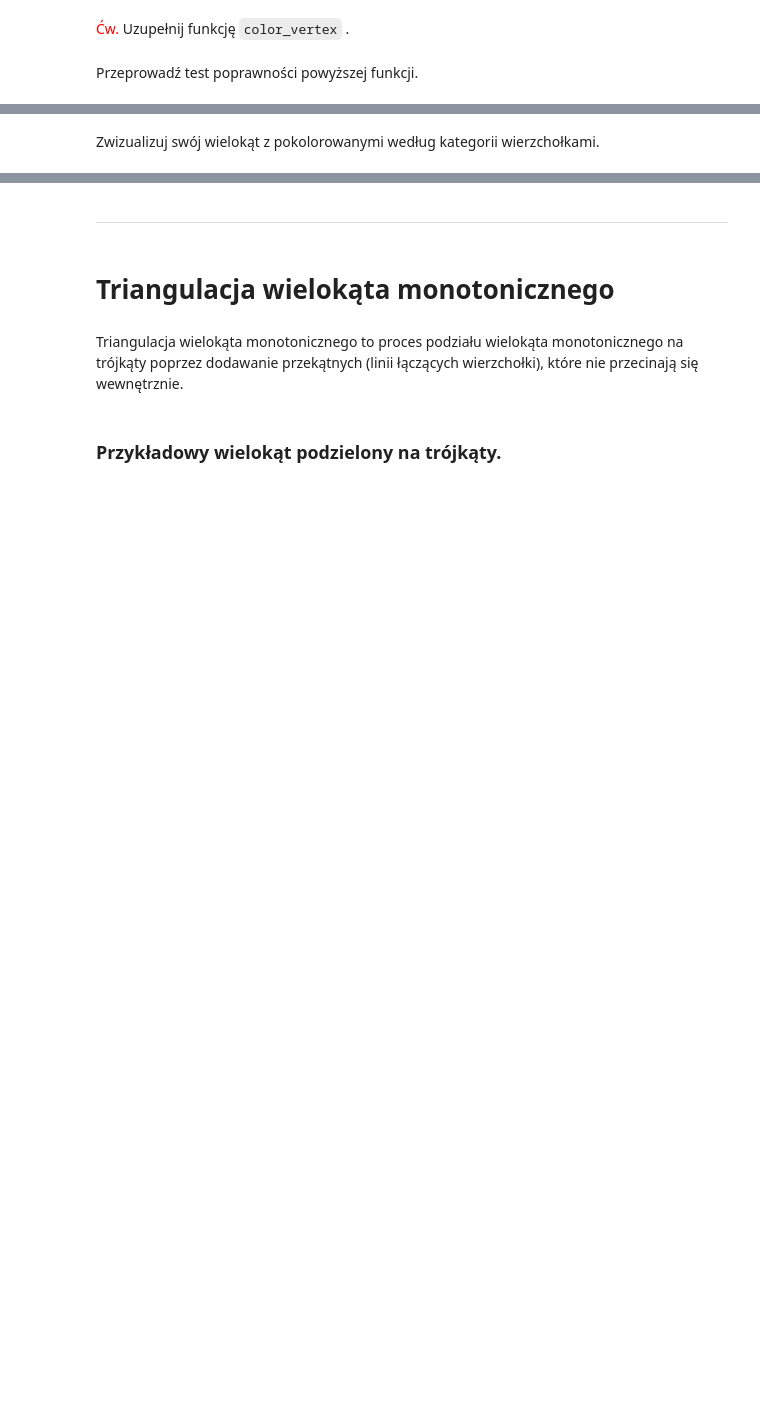
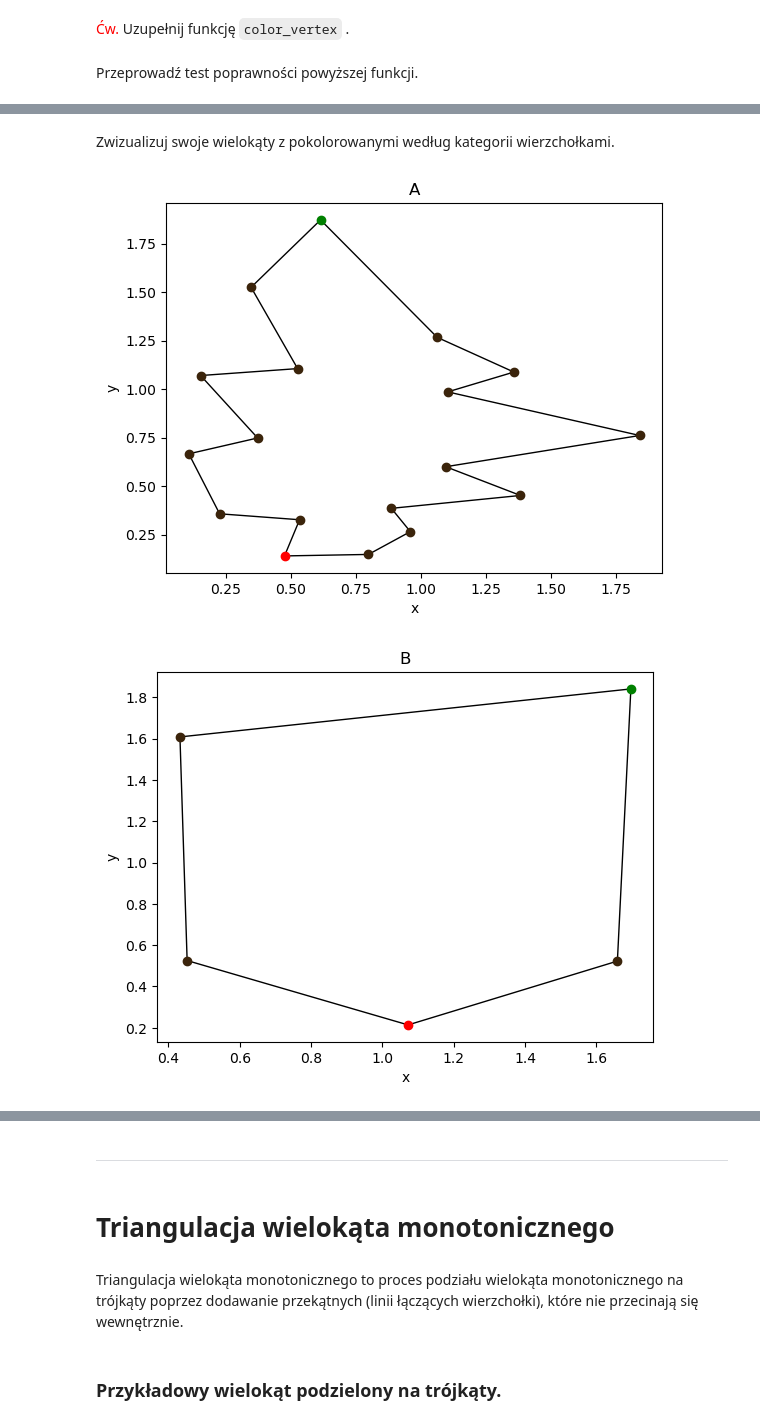
Before and after one commit to WGabrielCode/Geometric-Algorithms, a Jupyter notebook: labs/lab3/main.ipynb, the cells around one changed output, grey strips where cells are left out. Saved outputs shown, nothing was run; the diff lists cells and outputs as text; code cells hidden in the pictures; blank space fills up the shorter version.

```diff
--- a/labs/lab3/main.ipynb
+++ b/labs/lab3/main.ipynb
@@ -79,2 +87,0 @@ Do tego celu wygeneruj wielokąt.
-# %%
-polygon = # your polygon
@@ -126,11 +304,43 @@ draw_polygon_colors(polygon_example_2,polygon_example_colors)
 # %%
-def color_vertex(polygon):
+def color_vertex( polygon ) :
     """
     Funkcja dzieli wierzchołki na kategorie i przypisuje wierzchołkom odpowiednie numery: 0 - początkowy, 1 - końcowy, 2 - łączący, 3 - dzielący, 4 - prawdiłowy
     :param polygon: tablica krotek punktów na płaszczyźnie euklidesowej podanych przeciwnie do ruchu wskazówek zegara - nasz wielokąt
     :return: tablica o długości n, gdzie n = len(polygon), zawierająca cyfry z przedziału 0 - 4, gdzie T[i] odpowiada kategorii i-tego wierzchołka.
     """
-    raise Exception("Unimplemented")
+
+    polygonSize = len( polygon )
+    Type = [-1 for _ in range( polygonSize )]
+
+    for i in range( polygonSize ) :
+        lastIdx = (i - 1 + polygonSize) % polygonSize
+        nextIdx = (i + 1) % polygonSize
+
+        last = polygon[lastIdx]
+        current = polygon[i]
+        next = polygon[nextIdx]
+
+        det = mat_det_3x3( last , current , next )
+
+        if abs( det ) <= eps :
+            resultType = 4
+        else :
+            isConvex = det > eps
+
+            if last[1] < current[1] :
+                if current[1] < next[1] :
+                    resultType = 4
+                else :
+                    resultType = (0 if isConvex else 3)
+            else :
+                if current[1] > next[1] :
+                    resultType = 4
+                else :
+                    resultType = (1 if isConvex else 2)
+
+        Type[i] = resultType
+
+    return Type
 # %% [markdown]
 Przeprowadź test poprawności powyższej funkcji.
 # %%
@@ -138,5 +362,9 @@ Test().runtest(2, color_vertex)
 # %% [markdown]
-Zwizualizuj swój wielokąt z pokolorowanymi według kategorii wierzchołkami.
+Zwizualizuj swoje wielokąty z pokolorowanymi według kategorii wierzchołkami.
-# %%
-colors = color_vertex(polygon)
-draw_polygon_colors(polygon,colors)
+# %%
+for (label , graph) in polygons :
+    colors = color_vertex( graph )
+    draw_polygon_colors( graph , colors , label )
+# %% [output]
+[figure, added]
+[figure, added]
```
Also changed, not shown: parts of 49 cells of this notebook, 32 other files.
